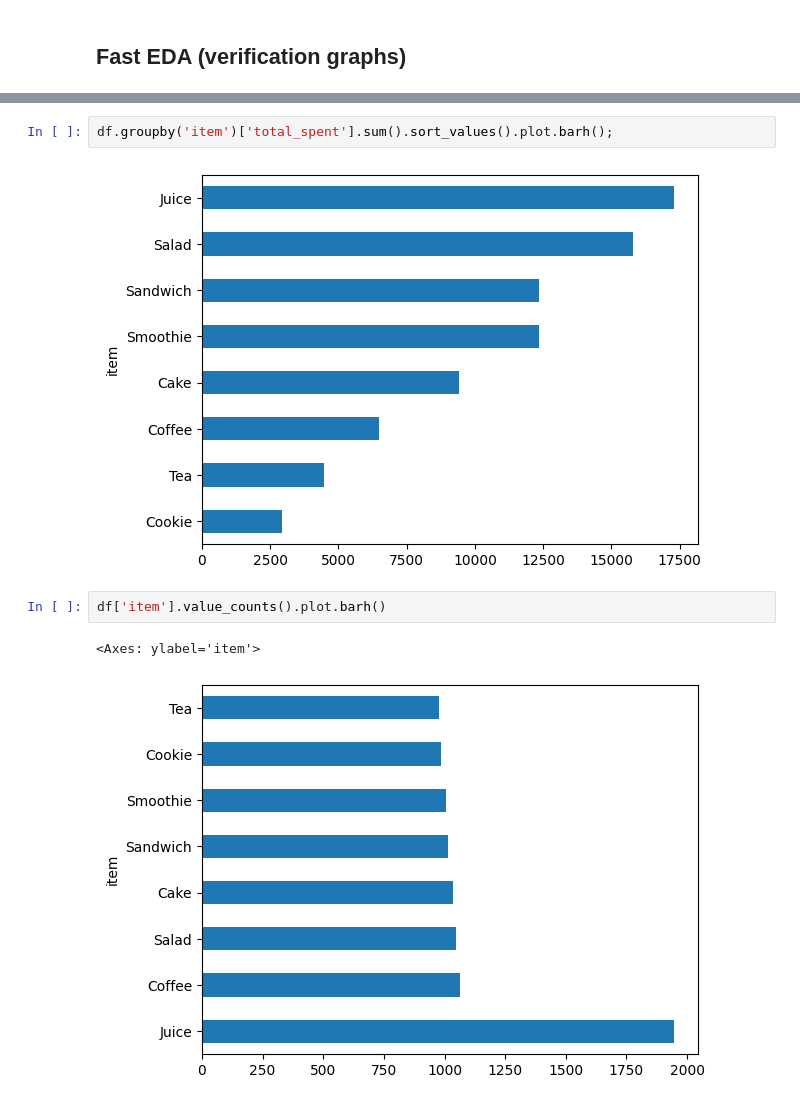
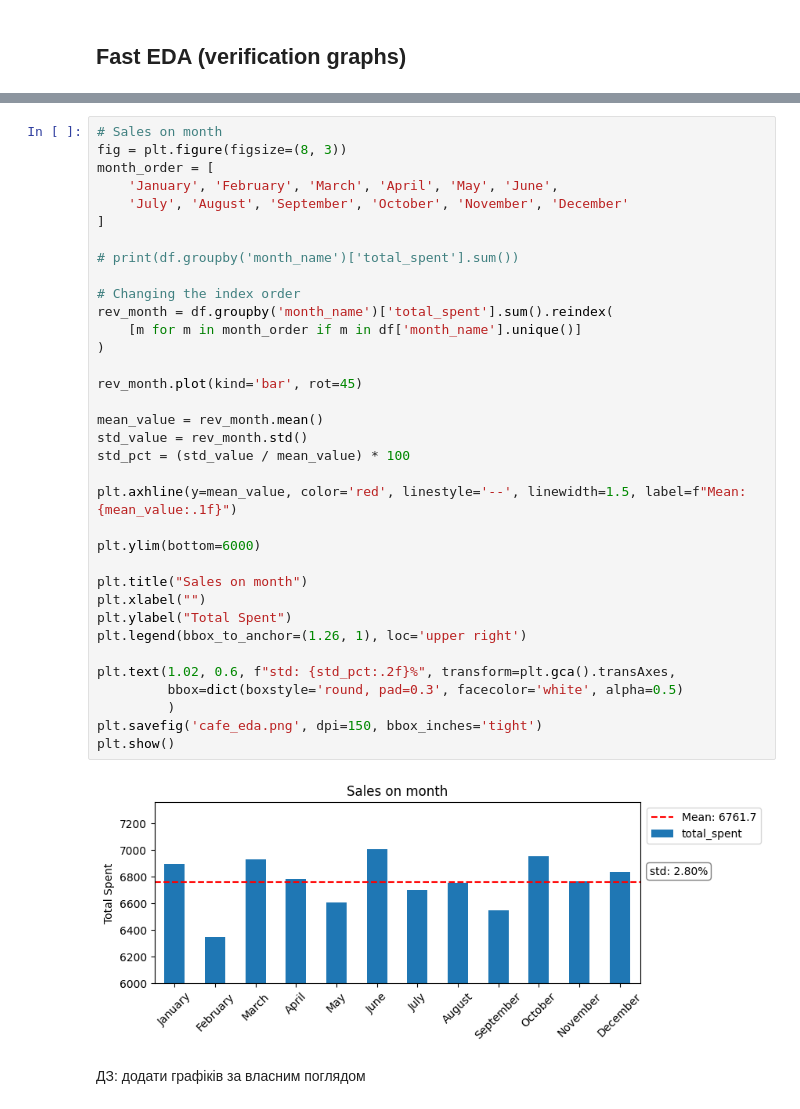
Before and after one commit to Yuliia-Safonova/Analysis_Cafe_Sales, a Jupyter notebook: EDA_Cafe_Sales.ipynb, the cells around one changed output, grey strips where cells are left out. Saved outputs shown, nothing was run; the diff lists cells and outputs as text.

```diff
--- a/EDA_Cafe_Sales.ipynb
+++ b/EDA_Cafe_Sales.ipynb
@@ -522,9 +532,39 @@ plt.show()
-# %%
-df.groupby('item')['total_spent'].sum().sort_values().plot.barh();
-# %% [output]
-[figure, removed]
-# %%
-df['item'].value_counts().plot.barh()
-# %% [output]
-<Axes: ylabel='item'>
-[figure, removed]
+# %%
+# Sales on month
+fig = plt.figure(figsize=(8, 3))
+month_order = [
+    'January', 'February', 'March', 'April', 'May', 'June',
+    'July', 'August', 'September', 'October', 'November', 'December'
+]
+
+# print(df.groupby('month_name')['total_spent'].sum())
+
+# Changing the index order
+rev_month = df.groupby('month_name')['total_spent'].sum().reindex(
+    [m for m in month_order if m in df['month_name'].unique()]
+)
+
+rev_month.plot(kind='bar', rot=45)
+
+mean_value = rev_month.mean()
+std_value = rev_month.std()
+std_pct = (std_value / mean_value) * 100
+
+plt.axhline(y=mean_value, color='red', linestyle='--', linewidth=1.5, label=f"Mean: {mean_value:.1f}")
+
+plt.ylim(bottom=6000)
+
+plt.title("Sales on month")
+plt.xlabel("")
+plt.ylabel("Total Spent")
+plt.legend(bbox_to_anchor=(1.26, 1), loc='upper right')
+
+plt.text(1.02, 0.6, f"std: {std_pct:.2f}%", transform=plt.gca().transAxes,
+         bbox=dict(boxstyle='round, pad=0.3', facecolor='white', alpha=0.5)
+         )
+plt.savefig('cafe_eda.png', dpi=150, bbox_inches='tight')
+plt.show()
+# %% [output]
+[figure, added]
+# %% [markdown]
+ДЗ: додати графіків за власним поглядом
```
Also changed, not shown: parts of 8 cells of this notebook.
